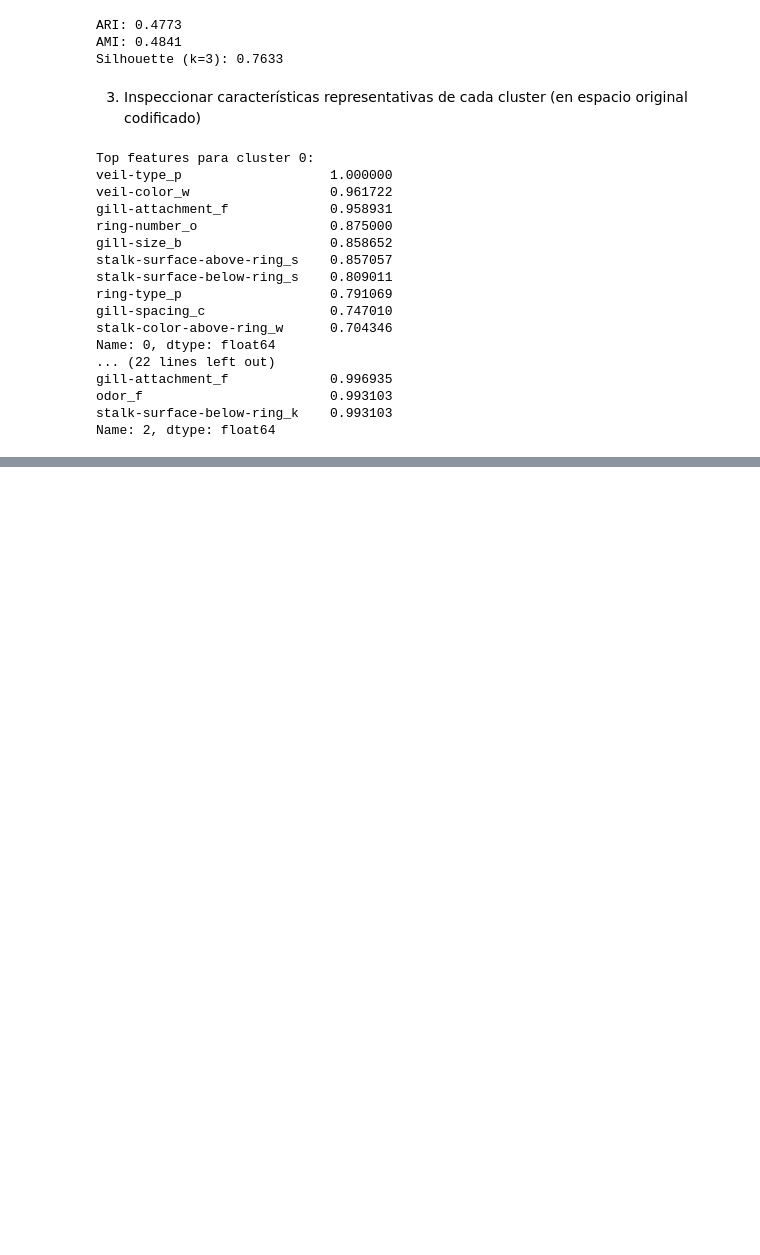
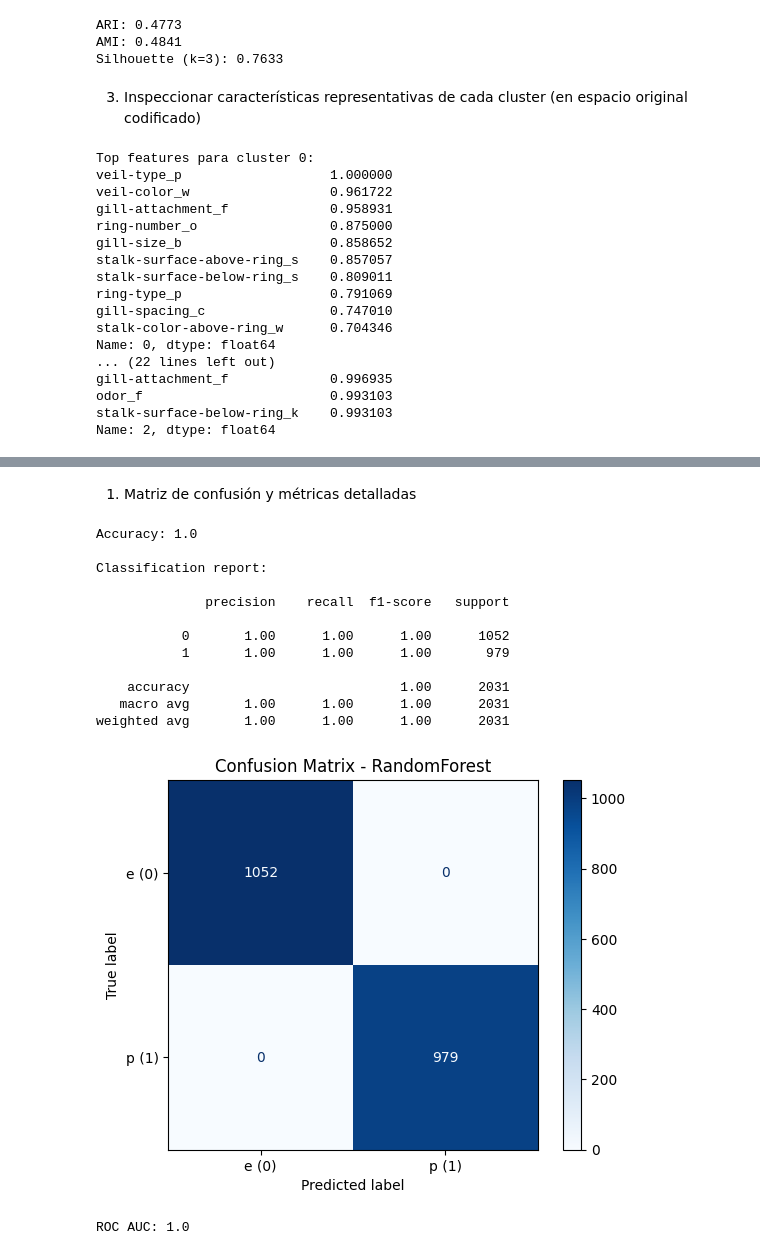
Before and after one commit to Kasthlen/kasthlen-aprendizaje-no-supervisado, a Jupyter notebook: kasthlen_clustering_pca.ipynb, the cells around one changed output, grey strips where cells are left out. Cells and saved outputs as stored; diff of their text form; code cells hidden in the pictures; blank space fills up the shorter version.

```diff
--- a/kasthlen_clustering_pca.ipynb
+++ b/kasthlen_clustering_pca.ipynb
@@ -397,0 +713,24 @@ Name: 2, dtype: float64
+# %%
+from sklearn.model_selection import train_test_split
+from sklearn.ensemble import RandomForestClassifier
+from sklearn.metrics import accuracy_score, classification_report, roc_auc_score
+
+# Usa X_impute (o X_encoded) según prefieras; aquí X_impute es la matriz con stalk-root imputado
+X = X_impute
+y = df['class'].map({'e':0,'p':1}).values
+
+X_train, X_test, y_train, y_test = train_test_split(X, y, stratify=y, test_size=0.25, random_state=42)
+rf = RandomForestClassifier(n_estimators=200, random_state=42, n_jobs=-1)
+rf.fit(X_train, y_train)
+y_pred = rf.predict(X_test)
+
+print("Accuracy:", accuracy_score(y_test, y_pred))
+print(classification_report(y_test, y_pred))
+try:
+    print("ROC AUC:", roc_auc_score(y_test, rf.predict_proba(X_test)[:,1]))
+except:
+    pass
+
+# Top importancias
+importances = pd.Series(rf.feature_importances_, index=X.columns).sort_values(ascending=False)
+display(importances.head(30))
@@ -397,0 +767,38 @@ Name: 2, dtype: float64
+# %% [markdown]
+1. Matriz de confusión y métricas detalladas
+# %%
+from sklearn.metrics import confusion_matrix, ConfusionMatrixDisplay, roc_auc_score, accuracy_score, classification_report
+
+# Asumiendo X_test, y_test, y_pred del RF ya están en el entorno
+print("Accuracy:", accuracy_score(y_test, y_pred))
+print("\nClassification report:\n")
+print(classification_report(y_test, y_pred))
+
+# Confusion matrix
+cm = confusion_matrix(y_test, y_pred)
+disp = ConfusionMatrixDisplay(confusion_matrix=cm, display_labels=['e (0)','p (1)'])
+disp.plot(cmap='Blues', values_format='d')
+plt.title('Confusion Matrix - RandomForest')
+plt.show()
+
+# ROC AUC --> predict_proba
+try:
+    auc = roc_auc_score(y_test, rf.predict_proba(X_test)[:,1])
+    print("ROC AUC:", auc)
+except Exception as e:
+    print("No se pudo calcular ROC AUC:", e)
+# %% [output]
+Accuracy: 1.0
+
+Classification report:
+
+              precision    recall  f1-score   support
+
+           0       1.00      1.00      1.00      1052
+           1       1.00      1.00      1.00       979
+
+    accuracy                           1.00      2031
+   macro avg       1.00      1.00      1.00      2031
+weighted avg       1.00      1.00      1.00      2031
+[figure, added]
+ROC AUC: 1.0
```
Also changed, not shown: parts of 64 cells of this notebook.
